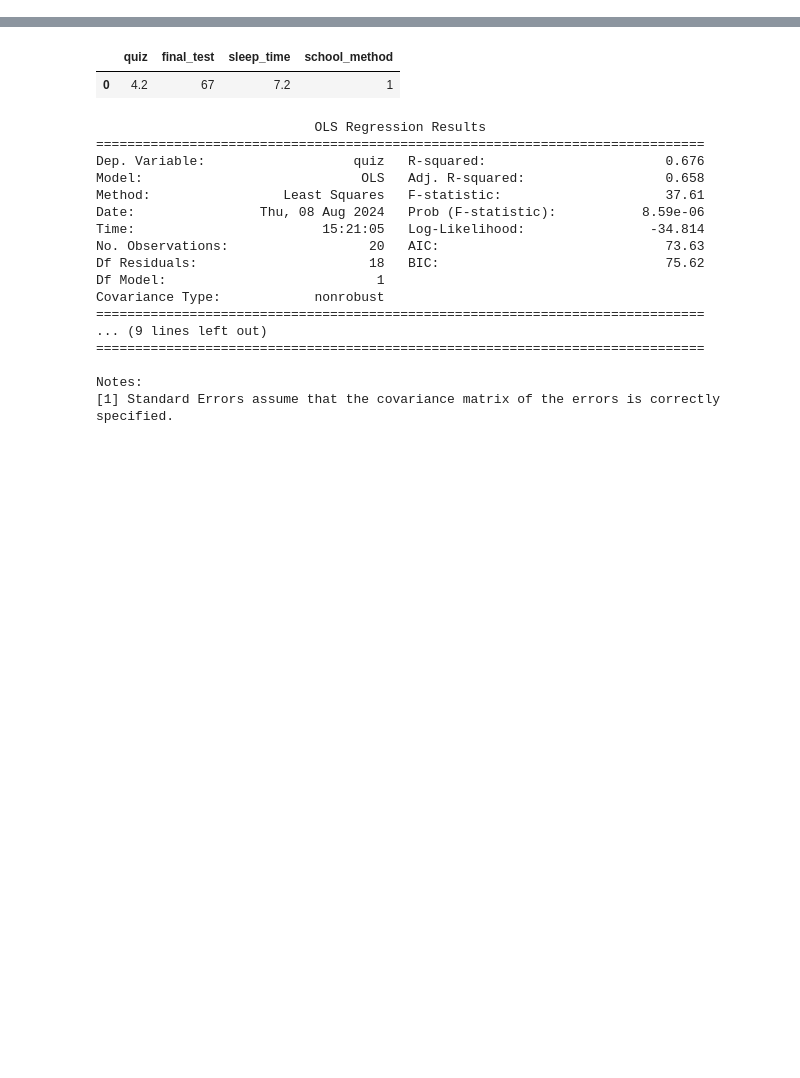
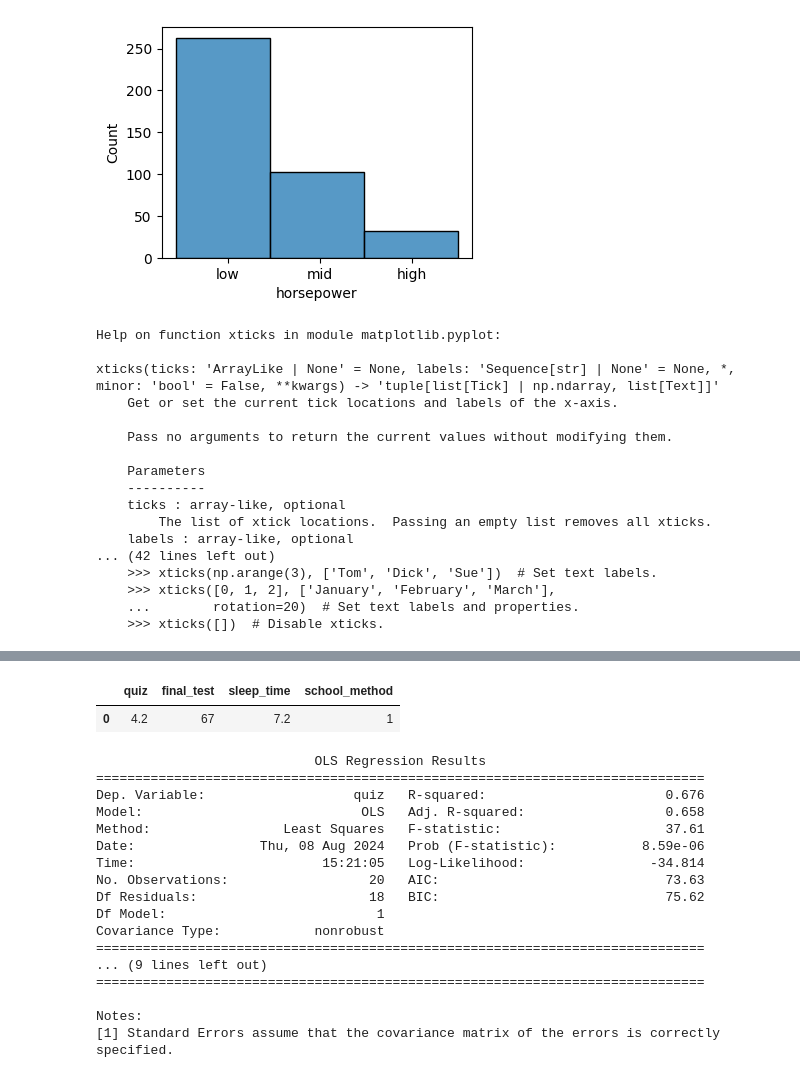
Before and after one commit to business-sixtick/exercise, a Jupyter notebook: data_analysis/pandas_ex.ipynb, the cells around one changed output, grey strips where cells are left out. Drawn from its saved outputs; the diff is of its cells as text; code cells hidden in the pictures; blank space fills up the shorter version.

```diff
--- a/data_analysis/pandas_ex.ipynb
+++ b/data_analysis/pandas_ex.ipynb
@@ -31,0 +40,48 @@ import numpy as np
+# %%
+df = pd.read_csv(r'../data/auto-mpg.csv')
+df.describe() # 398 * 9
+df.head(2)
+# np.arange(50,100,5)
+df['horsepower'].value_counts()
+df['horsepower'].describe(include='all')
+df['horsepower'].isna().sum()
+df['horsepower'].unique()
+# df['horsepower'] = df['horsepower'].astype('float')
+df[df['horsepower'] == '?']
+df['horsepower'] = df['horsepower'].replace('?', np.nan)
+df['horsepower'] = df['horsepower'].astype('float')
+
+hp_mean = round(df['horsepower'].mean(),1)
+hp_mean
+df['horsepower'] = df['horsepower'].fillna(hp_mean)
+# # help(pd.DataFrame().mean)
+# df1['horsepower']
+df['horsepower'].isna().sum()
+df['horsepower'].describe()
+plt.figure(figsize=(4,3))
+# sns.histplot(df1['horsepower'], bins= np.arange(40,240,100))
+# sns.histplot(df1['horsepower'], binrange=(40, 240), bins=3)
+sns.histplot(df['horsepower'],  bins=3)
+plt.xticks([80, 140, 200], ['low', 'mid', 'high'])
+plt.show()
+# help(sns.histplot)
+help(plt.xticks)
+# %% [output]
+[figure, added]
+Help on function xticks in module matplotlib.pyplot:
+
+xticks(ticks: 'ArrayLike | None' = None, labels: 'Sequence[str] | None' = None, *, minor: 'bool' = False, **kwargs) -> 'tuple[list[Tick] | np.ndarray, list[Text]]'
+    Get or set the current tick locations and labels of the x-axis.
+
+    Pass no arguments to return the current values without modifying them.
+
+    Parameters
+    ----------
+    ticks : array-like, optional
+        The list of xtick locations.  Passing an empty list removes all xticks.
+    labels : array-like, optional
+... (42 lines left out)
+    >>> xticks(np.arange(3), ['Tom', 'Dick', 'Sue'])  # Set text labels.
+    >>> xticks([0, 1, 2], ['January', 'February', 'March'],
+    ...        rotation=20)  # Set text labels and properties.
+    >>> xticks([])  # Disable xticks.
```
Also changed, not shown: parts of 7 cells of this notebook, 8 other files.
